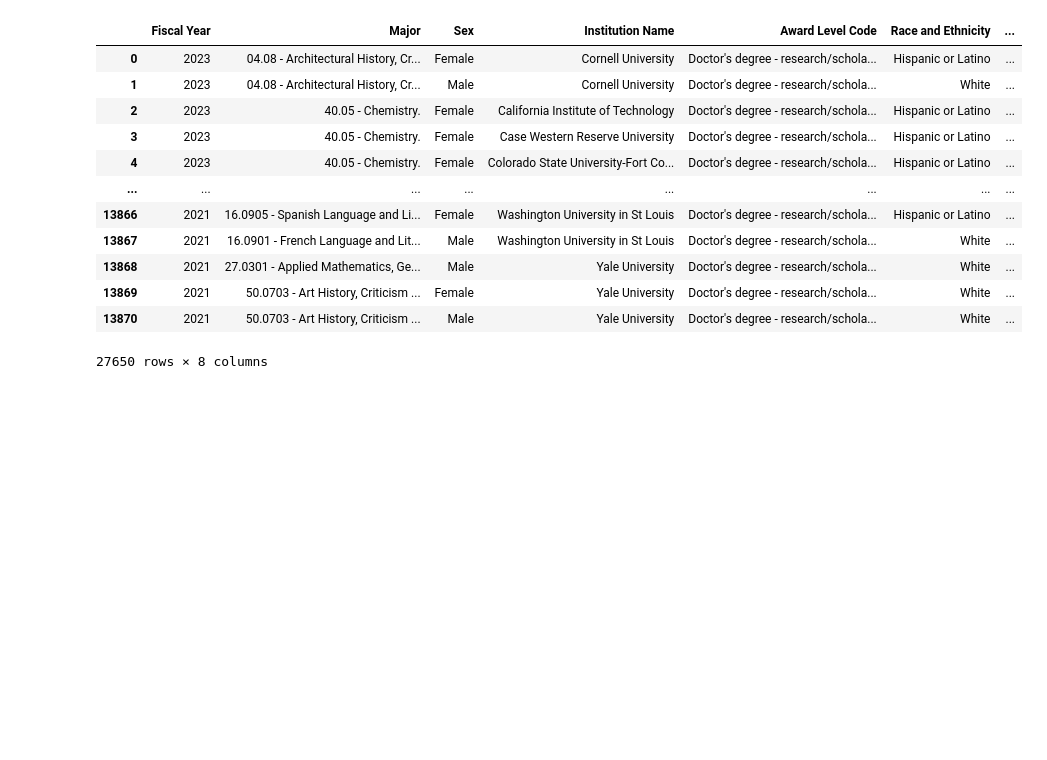
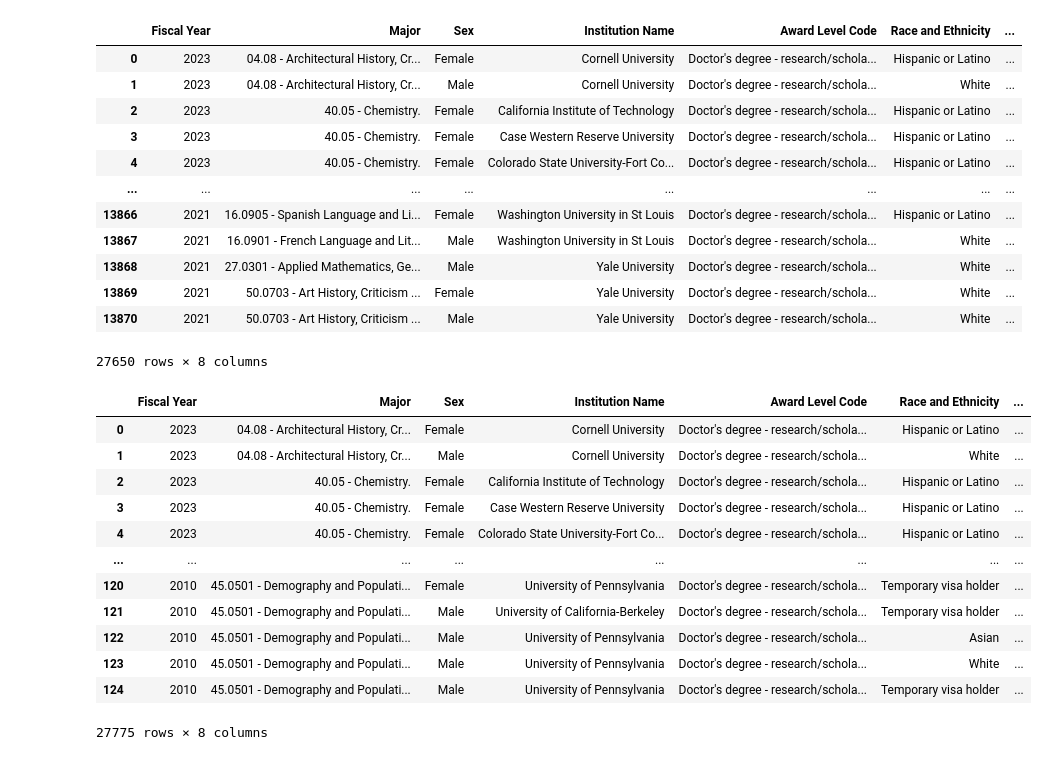
Before and after one commit to dennisesp/Major_Webpage_2, a Jupyter notebook: Majors/filtereing_online_and_for_profit.ipynb, the cells around one changed output. Cells and saved outputs as stored; diff of their text form; code cells hidden in the pictures; blank space fills up the shorter version.

```diff
--- a/Majors/filtereing_online_and_for_profit.ipynb
+++ b/Majors/filtereing_online_and_for_profit.ipynb
@@ -157,3 +158,7 @@ df_combined
 | 13869 | 2021 | 50.0703 - Art History, Criticism ... | Female | Yale University | Doctor's degree - research/schola... | White | ... |
 | 13870 | 2021 | 50.0703 - Art History, Criticism ... | Male | Yale University | Doctor's degree - research/schola... | White | ... |
 27650 rows × 8 columns
+# %%
+df=pd.read_csv('filtered_data.csv')
+# %%
+df2=pd.read_csv('/Users/dennisespejo/Desktop/ncses_table_srv_data_IPEDS_C_2025-06-29T17_37_24Z/ncses_table_raw_data_IPEDS_C_2025-06-29T17_37_24Z.csv')
@@ -159,0 +167,20 @@ df_combined
+# %%
+df2=df2.rename(columns={'CIP Code and Description (6 digit)':'Major'})
+# %%
+df_combined=pd.concat([df,df2])
+# %%
+df_combined
+# %% [output]
+|  | Fiscal Year | Major | Sex | Institution Name | Award Level Code | Race and Ethnicity | ... |
+| 0 | 2023 | 04.08 - Architectural History, Cr... | Female | Cornell University | Doctor's degree - research/schola... | Hispanic or Latino | ... |
+| 1 | 2023 | 04.08 - Architectural History, Cr... | Male | Cornell University | Doctor's degree - research/schola... | White | ... |
+| 2 | 2023 | 40.05 - Chemistry. | Female | California Institute of Technology | Doctor's degree - research/schola... | Hispanic or Latino | ... |
+| 3 | 2023 | 40.05 - Chemistry. | Female | Case Western Reserve University | Doctor's degree - research/schola... | Hispanic or Latino | ... |
+| 4 | 2023 | 40.05 - Chemistry. | Female | Colorado State University-Fort Co... | Doctor's degree - research/schola... | Hispanic or Latino | ... |
+| ... | ... | ... | ... | ... | ... | ... | ... |
+| 120 | 2010 | 45.0501 - Demography and Populati... | Female | University of Pennsylvania | Doctor's degree - research/schola... | Temporary visa holder | ... |
+| 121 | 2010 | 45.0501 - Demography and Populati... | Male | University of California-Berkeley | Doctor's degree - research/schola... | Temporary visa holder | ... |
+| 122 | 2010 | 45.0501 - Demography and Populati... | Male | University of Pennsylvania | Doctor's degree - research/schola... | Asian | ... |
+| 123 | 2010 | 45.0501 - Demography and Populati... | Male | University of Pennsylvania | Doctor's degree - research/schola... | White | ... |
+| 124 | 2010 | 45.0501 - Demography and Populati... | Male | University of Pennsylvania | Doctor's degree - research/schola... | Temporary visa holder | ... |
+27775 rows × 8 columns
```
Also changed, not shown: parts of 10 cells of this notebook, 41 other files.
